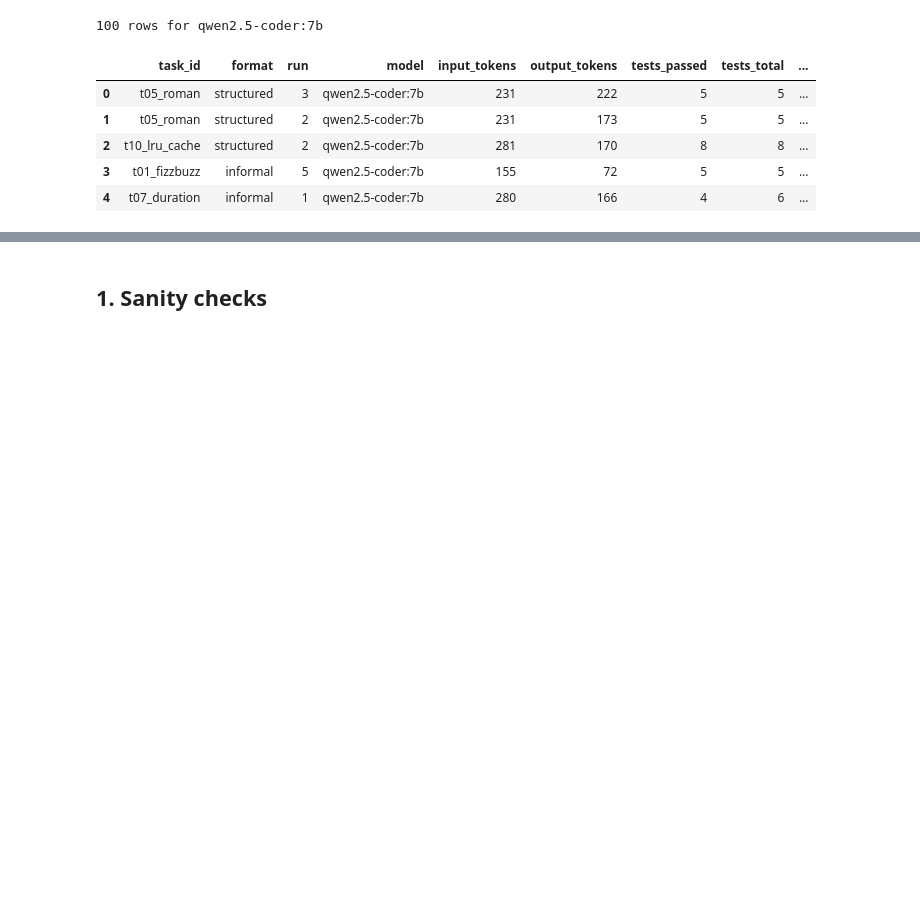
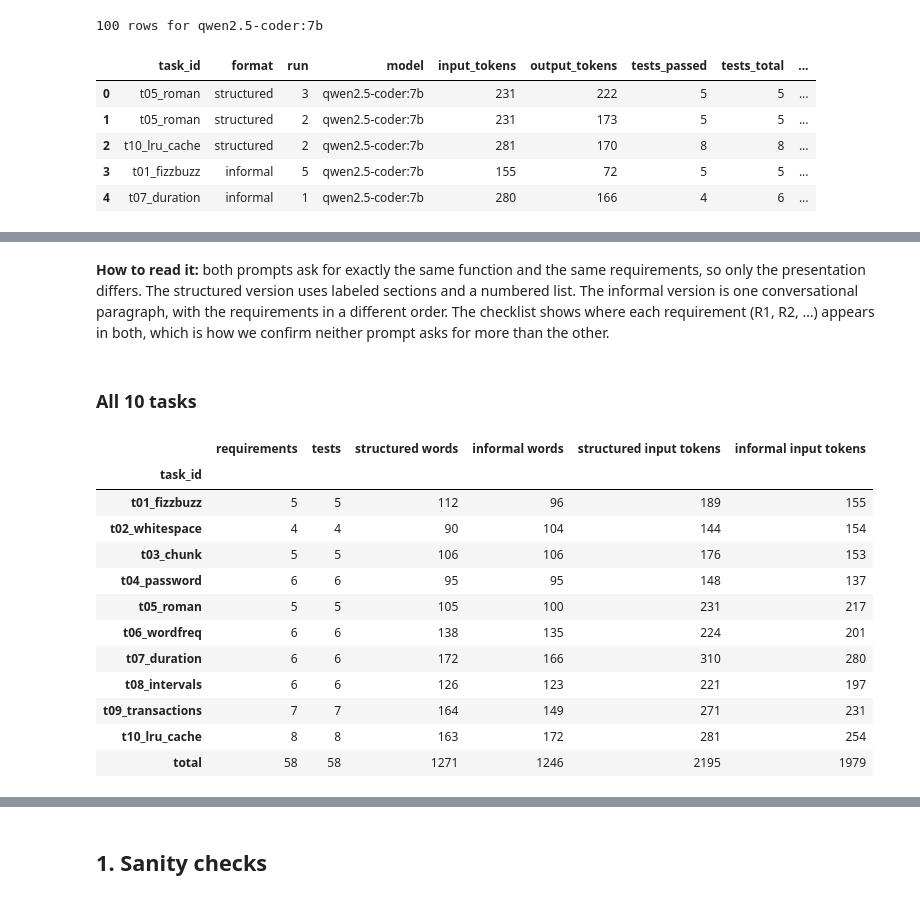
Before and after one commit to dodozai11/DSC180-proposal, a Jupyter notebook: notebooks/eda.ipynb, the cells around one changed output, grey strips where cells are left out. Saved outputs shown, nothing was run; the diff lists cells and outputs as text; code cells hidden in the pictures; blank space fills up the shorter version.

```diff
--- a/notebooks/eda.ipynb
+++ b/notebooks/eda.ipynb
@@ -52,0 +100,40 @@ df.head()
+# %% [markdown]
+**How to read it:** both prompts ask for exactly the same function and the same requirements, so only the presentation differs. The structured version uses labeled sections and a numbered list. The informal version is one conversational paragraph, with the requirements in a different order. The checklist shows where each requirement (R1, R2, …) appears in both, which is how we confirm neither prompt asks for more than the other.
+# %% [markdown]
+### All 10 tasks
+# %%
+task_rows = []
+for task_dir in sorted(p for p in TASKS_DIR.glob("t*") if p.is_dir()):
+    task_id = task_dir.name
+    structured = read_task_file(task_id, "structured.txt")
+    informal = read_task_file(task_id, "informal.txt")
+    task_rows.append({
+        "task_id": task_id,
+        # same counting rules as src/check_tasks.py: requirement rows in the checklist, test functions
+        "requirements": len(re.findall(r"^\| R\d+ \|", read_task_file(task_id, "checklist.md"), re.MULTILINE)),
+        "tests": len(re.findall(r"^def test_", read_task_file(task_id, "test_solution.py"), re.MULTILINE)),
+        "structured words": len(structured.split()),
+        "informal words": len(informal.split()),
+    })
+tasks_table = pd.DataFrame(task_rows).set_index("task_id")
+
+# Prompt length in tokens, as the model counted it (includes the system prompt; identical on every run).
+prompt_tokens = df.groupby(["task_id", "format"])["input_tokens"].mean().unstack()[FORMATS].round(0).astype(int)
+tasks_table["structured input tokens"] = prompt_tokens["structured"]
+tasks_table["informal input tokens"] = prompt_tokens["informal"]
+tasks_table.loc["total"] = tasks_table.sum()
+tasks_table
+# %% [output]
+|  | requirements | tests | structured words | informal words | structured input tokens | informal input tokens |
+| task_id |  |  |  |  |  |  |
+| t01_fizzbuzz | 5 | 5 | 112 | 96 | 189 | 155 |
+| t02_whitespace | 4 | 4 | 90 | 104 | 144 | 154 |
+| t03_chunk | 5 | 5 | 106 | 106 | 176 | 153 |
+| t04_password | 6 | 6 | 95 | 95 | 148 | 137 |
+| t05_roman | 5 | 5 | 105 | 100 | 231 | 217 |
+| t06_wordfreq | 6 | 6 | 138 | 135 | 224 | 201 |
+| t07_duration | 6 | 6 | 172 | 166 | 310 | 280 |
+| t08_intervals | 6 | 6 | 126 | 123 | 221 | 197 |
+| t09_transactions | 7 | 7 | 164 | 149 | 271 | 231 |
+| t10_lru_cache | 8 | 8 | 163 | 172 | 281 | 254 |
+| total | 58 | 58 | 1271 | 1246 | 2195 | 1979 |
```
Also changed, not shown: parts of 4 cells of this notebook, 2 other files.
